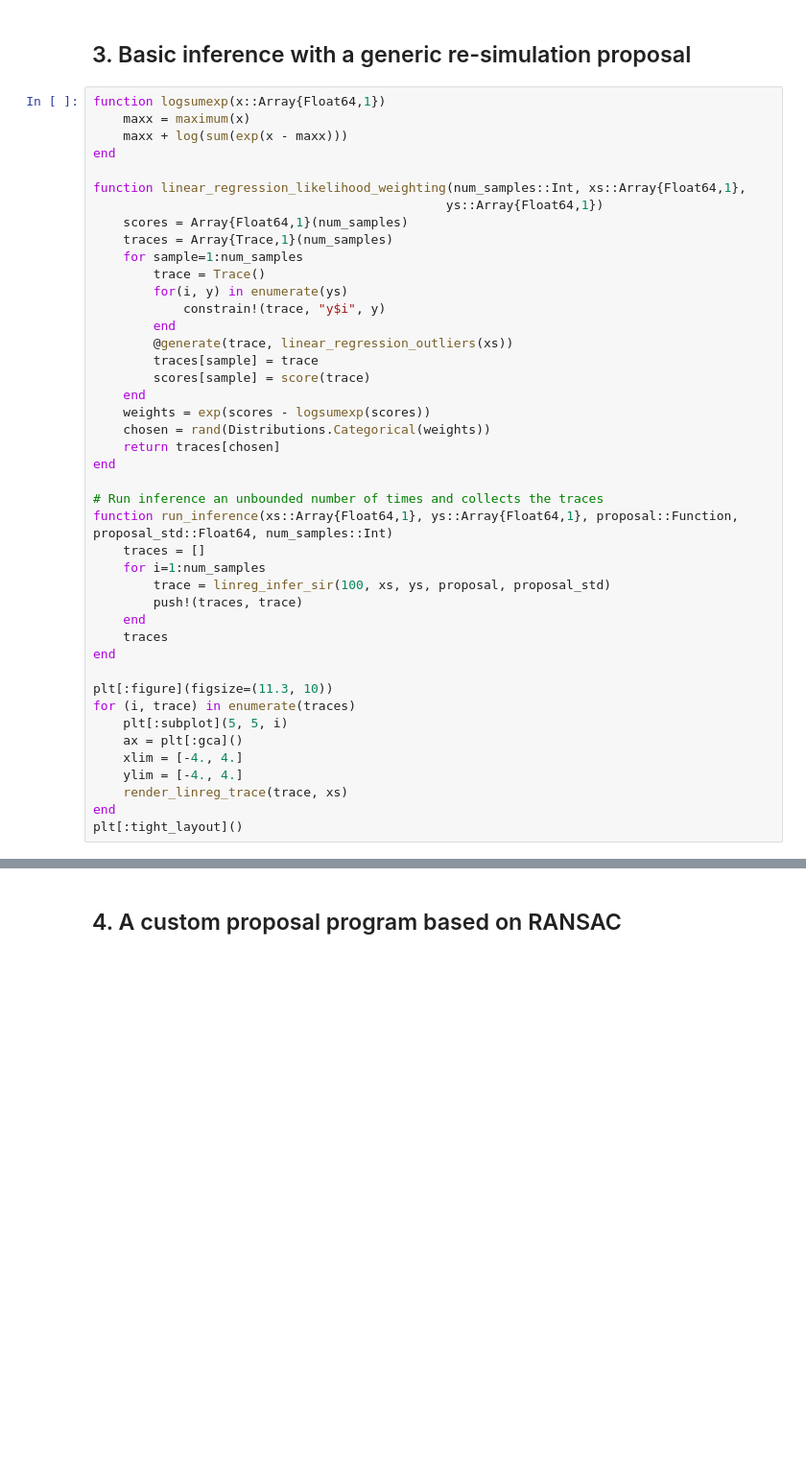
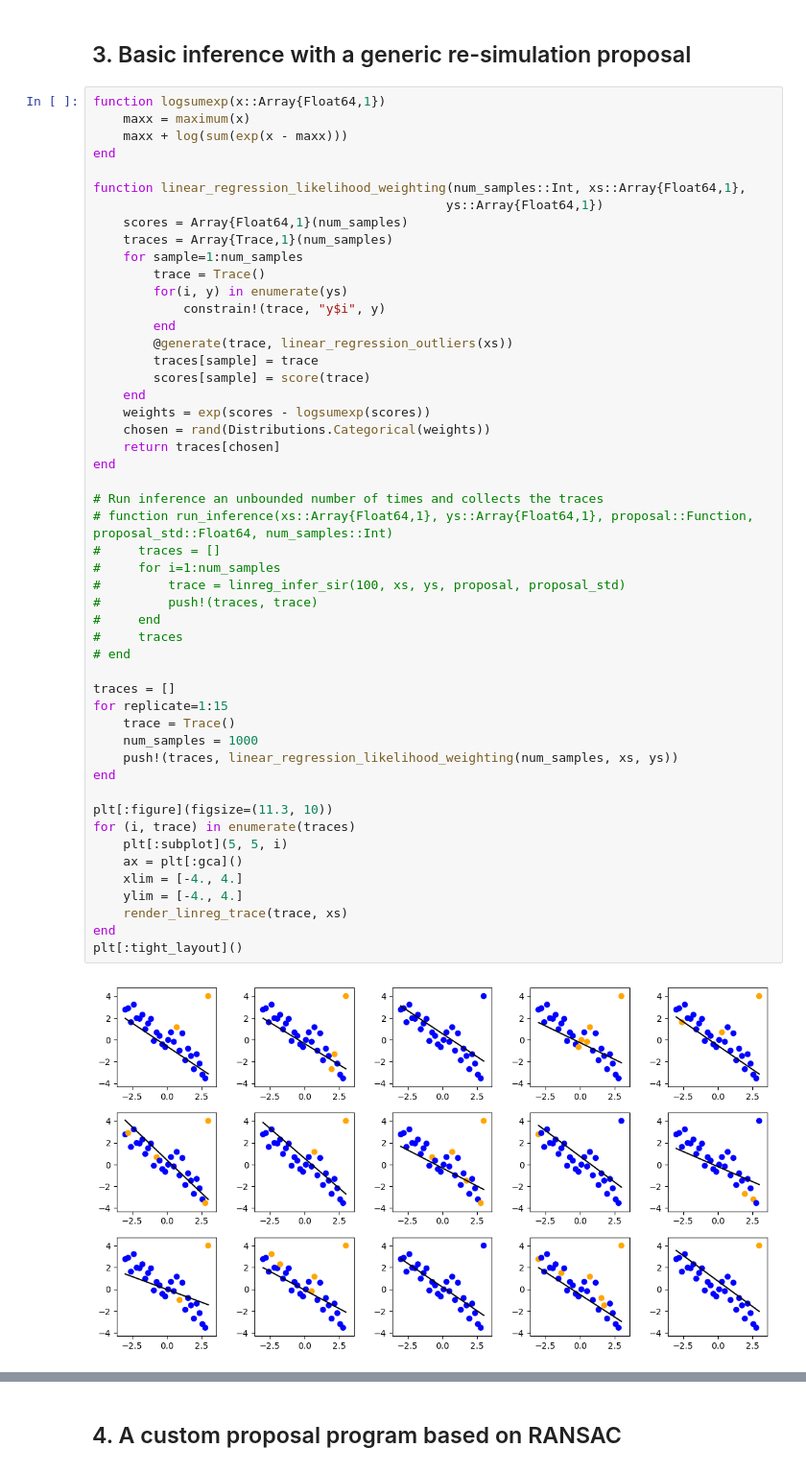
Before and after one commit to probcomp/GenExperimental.jl, a Jupyter notebook: examples/ransac/RANSAC_Notebook.ipynb, the cells around one changed output, grey strips where cells are left out. Shown at 96% size. Drawn from its saved outputs; the diff is of its cells as text; blank space fills up the shorter version.

```diff
--- a/examples/ransac/RANSAC_Notebook.ipynb
+++ b/examples/ransac/RANSAC_Notebook.ipynb
@@ -96,37 +98,45 @@ function linear_regression_likelihood_weighting(num_samples::Int, xs::Array{Floa
                                                ys::Array{Float64,1})
     scores = Array{Float64,1}(num_samples)
     traces = Array{Trace,1}(num_samples)
     for sample=1:num_samples
         trace = Trace()
         for(i, y) in enumerate(ys)
             constrain!(trace, "y$i", y)
         end
         @generate(trace, linear_regression_outliers(xs))
         traces[sample] = trace
         scores[sample] = score(trace)
     end
     weights = exp(scores - logsumexp(scores))
     chosen = rand(Distributions.Categorical(weights))
     return traces[chosen]
 end
 
 # Run inference an unbounded number of times and collects the traces
-function run_inference(xs::Array{Float64,1}, ys::Array{Float64,1}, proposal::Function, proposal_std::Float64, num_samples::Int)
-    traces = []
-    for i=1:num_samples
-        trace = linreg_infer_sir(100, xs, ys, proposal, proposal_std)
-        push!(traces, trace)
-    end
-    traces
+# function run_inference(xs::Array{Float64,1}, ys::Array{Float64,1}, proposal::Function, proposal_std::Float64, num_samples::Int)
+#     traces = []
+#     for i=1:num_samples
+#         trace = linreg_infer_sir(100, xs, ys, proposal, proposal_std)
+#         push!(traces, trace)
+#     end
+#     traces
+# end
+
+traces = []
+for replicate=1:15
+    trace = Trace()
+    num_samples = 1000
+    push!(traces, linear_regression_likelihood_weighting(num_samples, xs, ys))
 end
 
 plt[:figure](figsize=(11.3, 10))
 for (i, trace) in enumerate(traces)
     plt[:subplot](5, 5, i)
     ax = plt[:gca]()
     xlim = [-4., 4.]
     ylim = [-4., 4.]
     render_linreg_trace(trace, xs)
 end
 plt[:tight_layout]()
 # %% [output]
+[figure, added]
```
Also changed, not shown: parts of 20 cells of this notebook.
